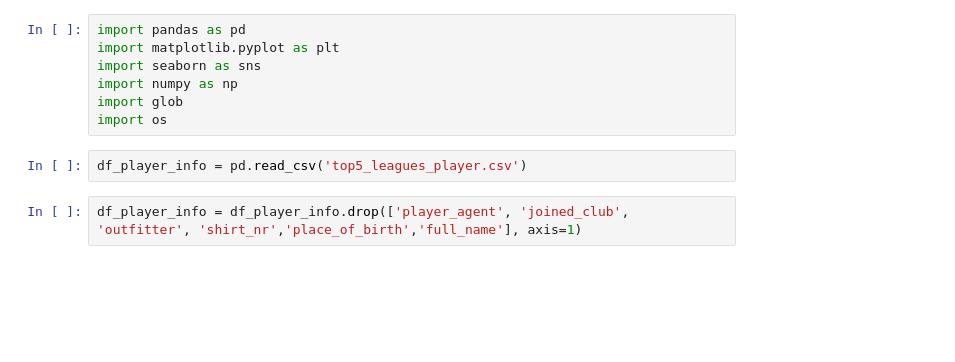
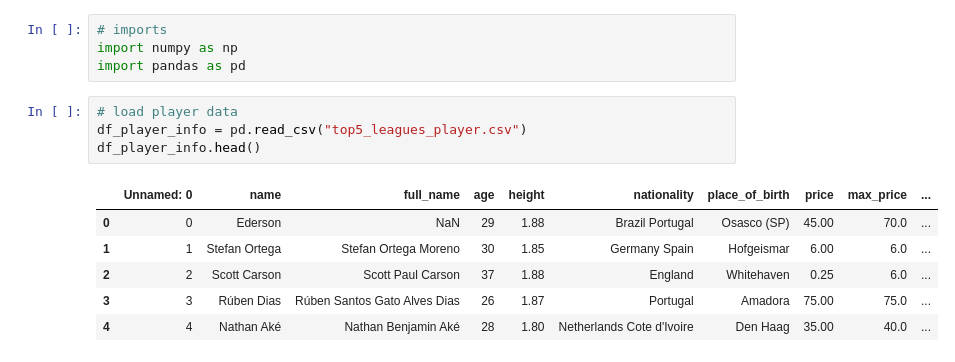
Before and after one commit to enesyesil/Moneyball-Scout-ML, a Jupyter notebook: Moneyball Scout Dataset.ipynb, the cells around one changed output. Cells and saved outputs as stored; diff of their text form; blank space fills up the shorter version.

```diff
--- a/Moneyball Scout Dataset.ipynb
+++ b/Moneyball Scout Dataset.ipynb
@@ -1,11 +1,15 @@
-# %%
-import pandas as pd
-import matplotlib.pyplot as plt
-import seaborn as sns
-import numpy as np
-import glob
-import os
+# %%
+# imports
+import numpy as np
+import pandas as pd
 # %%
-df_player_info = pd.read_csv('top5_leagues_player.csv')
+# load player data
+df_player_info = pd.read_csv("top5_leagues_player.csv")
+df_player_info.head()
+# %% [output]
+|  | Unnamed: 0 | name | full_name | age | height | nationality | place_of_birth | price | max_price | ... |
+| 0 | 0 | Ederson | NaN | 29 | 1.88 | Brazil Portugal | Osasco (SP) | 45.00 | 70.0 | ... |
+| 1 | 1 | Stefan Ortega | Stefan Ortega Moreno | 30 | 1.85 | Germany Spain | Hofgeismar | 6.00 | 6.0 | ... |
+| 2 | 2 | Scott Carson | Scott Paul Carson | 37 | 1.88 | England | Whitehaven | 0.25 | 6.0 | ... |
+| 3 | 3 | Rúben Dias | Rúben Santos Gato Alves Dias | 26 | 1.87 | Portugal | Amadora | 75.00 | 75.0 | ... |
+| 4 | 4 | Nathan Aké | Nathan Benjamin Aké | 28 | 1.80 | Netherlands Cote d'Ivoire | Den Haag | 35.00 | 40.0 | ... |
-# %%
-df_player_info = df_player_info.drop(['player_agent', 'joined_club', 'outfitter', 'shirt_nr','place_of_birth','full_name'], axis=1)
```
Also changed, not shown: parts of 20 cells of this notebook, 1 other file.
